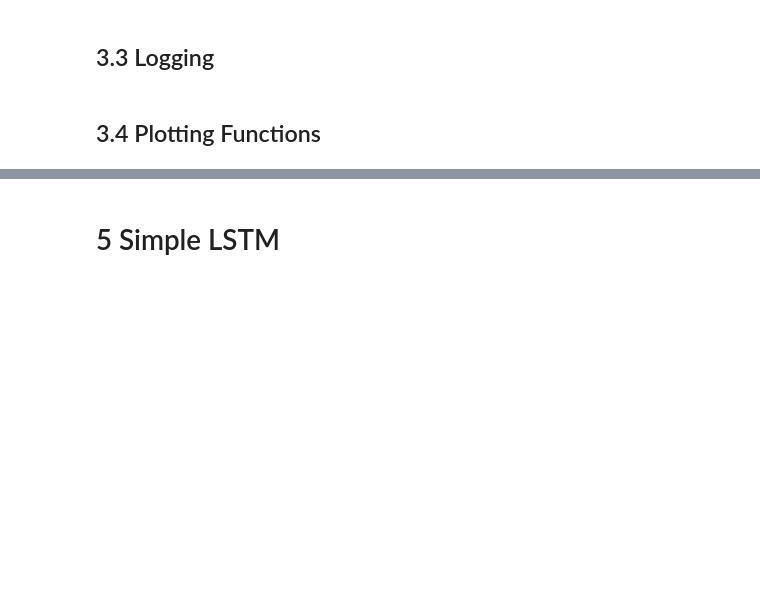
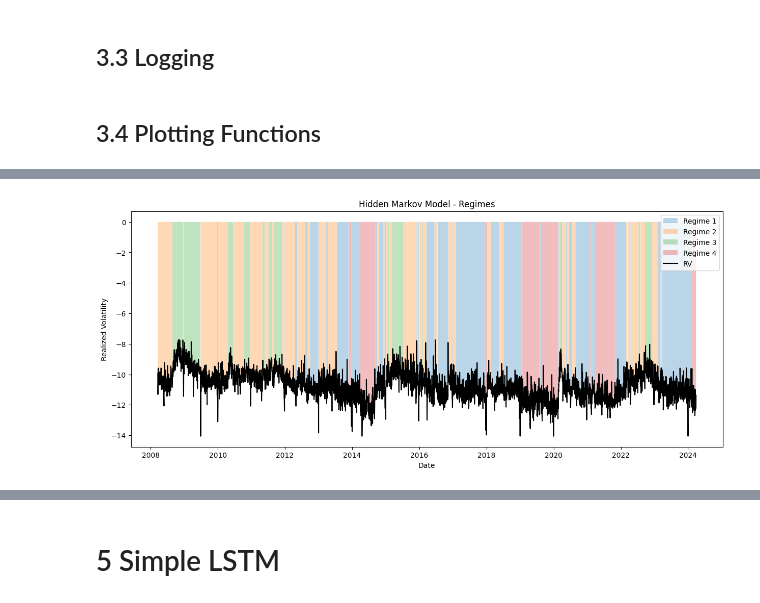
Before and after one commit to cheyennechesney/AdvancedMachineLearning, a Jupyter notebook: CV-minmax-EURUSD-HAR_ADV_CW_v18.ipynb, the cells around one changed output, grey strips where cells are left out. Saved outputs shown, nothing was run; the diff lists cells and outputs as text; code cells hidden in the pictures; blank space fills up the shorter version.

```diff
--- a/CV-minmax-EURUSD-HAR_ADV_CW_v18.ipynb
+++ b/CV-minmax-EURUSD-HAR_ADV_CW_v18.ipynb
@@ -521,0 +562,87 @@ holdout_metrics(y_holdout_har, har_y_holdout_pred, 'HAR Model')
+# %%
+import numpy as np
+import pandas as pd
+from hmmlearn.hmm import GMMHMM
+from sklearn.preprocessing import StandardScaler
+import matplotlib.pyplot as plt
+import seaborn as sns
+
+# Set a random seed for reproducibility
+RANDOM_SEED = 42
+np.random.seed(RANDOM_SEED)
+
+# Function to fit GMM-HMM to daily RV data
+def fit_gmm_hmm(data, n_components=4, n_mix=2, random_state=RANDOM_SEED):
+    model = GMMHMM(n_components=n_components, n_mix=n_mix, covariance_type="full", n_iter=1000, random_state=random_state)
+    model.fit(data.reshape(-1, 1))
+    return model
+
+# Function to generate hidden states and emission probabilities
+def generate_hmm_features(hmm_model, data):
+    hidden_states = hmm_model.predict(data.reshape(-1, 1))
+    emission_probs = hmm_model.predict_proba(data.reshape(-1, 1))
+    return hidden_states, emission_probs
+
+# Function to plot the identified regimes
+def plot_regimes(data, hidden_states, title='Hidden Markov Model - Regimes'):
+    plt.figure(figsize=(15, 6))
+    for i in range(hidden_states.max() + 1):
+        plt.fill_between(data.index, data.values.flatten(), where=(hidden_states == i), alpha=0.3, label=f'Regime {i+1}')
+    plt.plot(data.index, data.values, label='RV', color='k')
+    plt.title(title)
+    plt.xlabel('Date')
+    plt.ylabel('Realized Volatility')
+    plt.legend()
+    plt.show()
+
+# Function to plot the long-term predicted probabilities of each state
+def plot_emission_probabilities(emission_probs_df, title='Long-Term Predicted Probabilities of the 4 GMM-HMM States'):
+    fig, ax = plt.subplots(figsize=(15, 8))
+    colors = ['#1f77b4', '#ff7f0e', '#2ca02c', '#d62728']  # Custom colors for each regime
+    ax.stackplot(emission_probs_df.index, emission_probs_df.T, labels=emission_probs_df.columns, colors=colors, alpha=0.6)
+    ax.set_title(title, fontsize=16)
+    ax.set_xlabel('Date', fontsize=12)
+    ax.set_ylabel('Probability', fontsize=12)
+    ax.legend(loc='upper left', title='Regime')
+    plt.show()
+
+# Function to plot the KDE of each state
+def plot_state_kde(hidden_states, data, title='KDE of State Distributions'):
+    unique_states = np.unique(hidden_states)
+    plt.figure(figsize=(15, 8))
+
+    for state in unique_states:
+        state_data = data[hidden_states == state]
+        sns.kdeplot(state_data.flatten(), label=f'State {state+1}', fill=True)
+
+    plt.title(title, fontsize=16)
+    plt.xlabel('Realized Volatility', fontsize=12)
+    plt.ylabel('Density', fontsize=12)
+    plt.legend(title='State')
+    plt.show()
+
+# Assuming 'train_rv' and 'val_rv' are your time series data
+# Scale the data
+scaler = StandardScaler()
+train_scaled = scaler.fit_transform(train_rv.values.reshape(-1, 1))
+val_scaled = scaler.transform(val_rv.values.reshape(-1, 1))
+
+# Fit GMM-HMM on the training data
+gmm_hmm_model = fit_gmm_hmm(train_scaled)
+
+# Predict hidden states and emission probabilities for the training data
+hidden_states_train, emission_probs_train = generate_hmm_features(gmm_hmm_model, train_scaled)
+
+# Plot the identified regimes
+plot_regimes(train_rv, hidden_states_train)
+
+# Convert the emission probabilities to a DataFrame
+emission_probs_df = pd.DataFrame(emission_probs_train, index=train_rv.index, columns=[f'Regime {i+1}' for i in range(emission_probs_train.shape[1])])
+
+# Plot the long-term predicted probabilities of each state
+plot_emission_probabilities(emission_probs_df, title='4-State GMM-HMM VIX Model Regimes (Training Period)')
+
+# Plot the KDE of each state
+plot_state_kde(hidden_states_train, train_rv.values, title='KDE of State Distributions (Training Period)')
+# %% [output]
+[figure, added]
```
Also changed, not shown: parts of 39 cells of this notebook.
